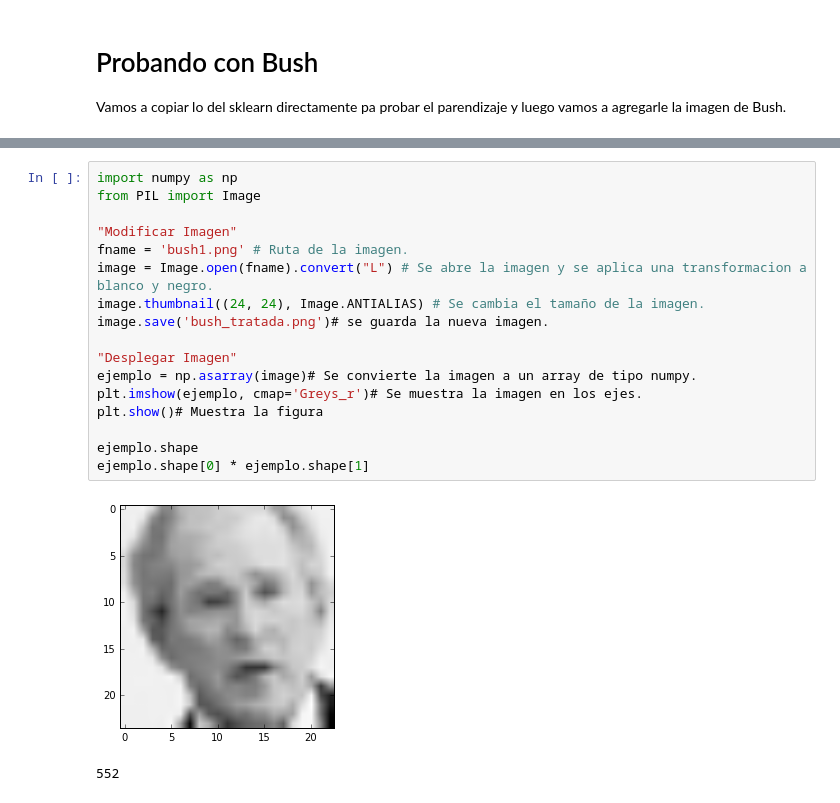
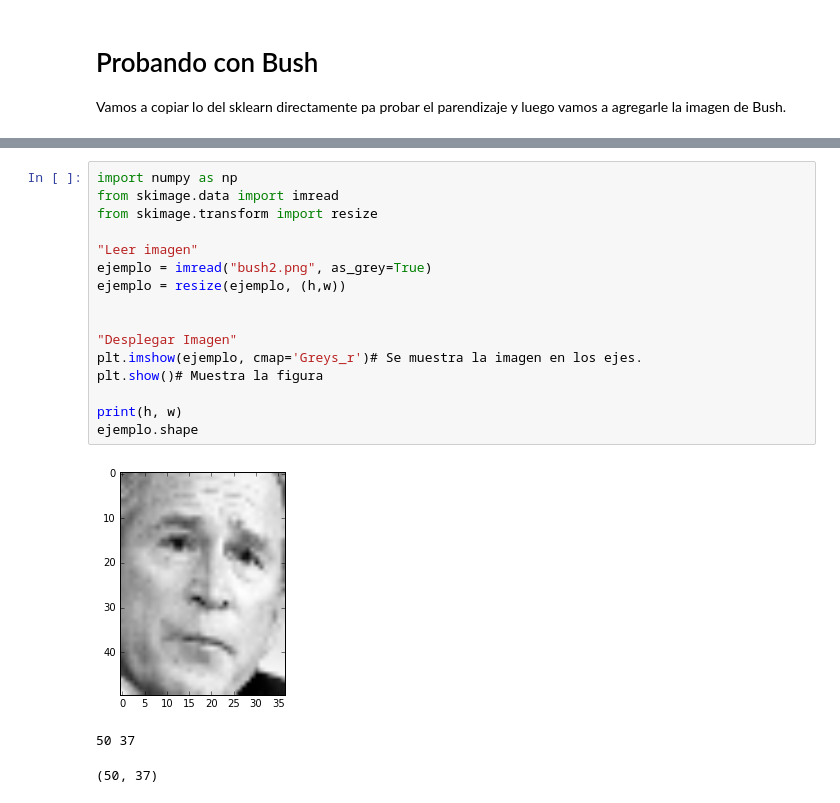
Before and after one commit to cruzluquejm/IntroKaggle, a Jupyter notebook: Bushit.ipynb, the cells around one changed output, grey strips where cells are left out. Saved outputs shown, nothing was run; the diff lists cells and outputs as text.

Commit message:
funcionando Bush

```diff
--- a/Bushit.ipynb
+++ b/Bushit.ipynb
@@ -159,21 +159,21 @@ Best estimator found by grid search:
 [figure]
-# %%
-import numpy as np
-from PIL import Image
-
-"Modificar Imagen"
-fname = 'bush1.png' # Ruta de la imagen.
-image = Image.open(fname).convert("L") # Se abre la imagen y se aplica una transformacion a blanco y negro.
-image.thumbnail((24, 24), Image.ANTIALIAS) # Se cambia el tamaño de la imagen.
-image.save('bush_tratada.png')# se guarda la nueva imagen.
-
-"Desplegar Imagen"
-ejemplo = np.asarray(image)# Se convierte la imagen a un array de tipo numpy.
-plt.imshow(ejemplo, cmap='Greys_r')# Se muestra la imagen en los ejes.
-plt.show()# Muestra la figura
-
-ejemplo.shape
-ejemplo.shape[0] * ejemplo.shape[1]
-# %% [output]
-[figure, removed]
-552
+# %%
+import numpy as np
+from skimage.data import imread
+from skimage.transform import resize
+
+"Leer imagen"
+ejemplo = imread("bush2.png", as_grey=True)
+ejemplo = resize(ejemplo, (h,w))
+
+
+"Desplegar Imagen"
+plt.imshow(ejemplo, cmap='Greys_r')# Se muestra la imagen en los ejes.
+plt.show()# Muestra la figura
+
+print(h, w)
+ejemplo.shape
+# %% [output]
+[figure, added]
+50 37
+(50, 37)
```
Also changed, not shown: parts of 2 cells of this notebook, 3 other files.
